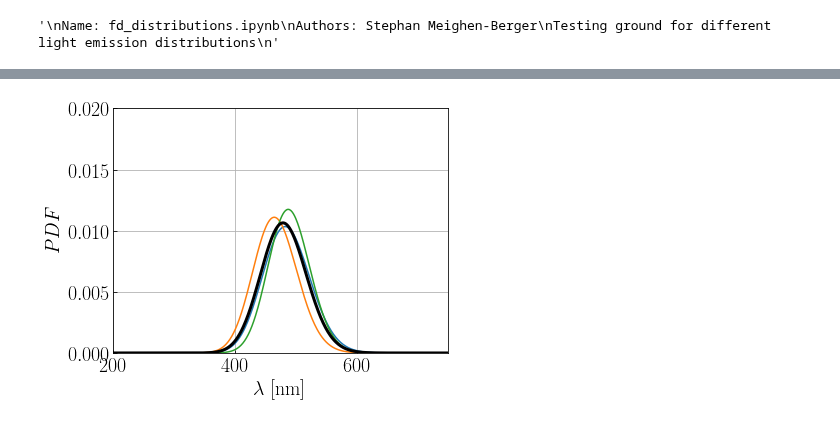
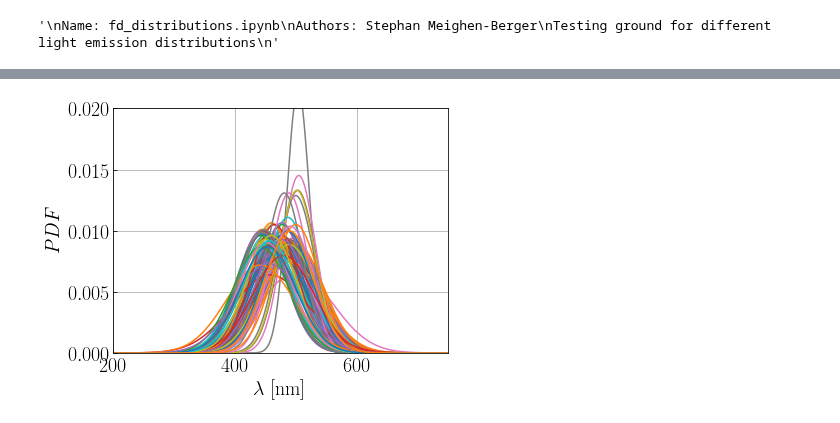
Before and after one commit to MeighenBergerS/fourth_day, a Jupyter notebook: examples/fd_distributions.ipynb, the cells around one changed output, grey strips where cells are left out. Saved outputs shown, nothing was run; the diff lists cells and outputs as text; code cells hidden in the pictures.

```diff
--- a/examples/fd_distributions.ipynb
+++ b/examples/fd_distributions.ipynb
@@ -63,21 +45,21 @@ lw=3.
 # %%
 # Energy distributions
 figure, ax = plt.subplots(figsize=(std_size, std_size * 6. / 8.))
-for key in fd.pdfs.keys():
-    ax.plot(config['pdf_grid'], fd.pdfs[key])
-ax.plot(config['pdf_grid'], fd.pdf_total(config['pdf_grid']), lw=lw, color='k')
+x = np.linspace(0., 1000., 10000)
+for key in fd._life.Light_pdfs.keys():
+    ax.plot(x, fd._life.Light_pdfs[key].pdf(x))
 ax.set_xlim(200., 750)
 ax.set_ylim(0., 0.02)
 ax.set_xscale('linear')
 ax.set_yscale('linear')
 ax.set_xlabel(r'$\lambda\;[\mathrm{nm}]$', fontsize=fontsize)
 ax.set_ylabel(r'$PDF$', fontsize=fontsize)
 ax.tick_params(axis = 'both', which = 'major', labelsize=fontsize, direction='in')
 ax.tick_params(axis = 'both', which = 'minor', labelsize=fontsize, direction='in')
 plt.grid(True)
 plt.show()
 # %% [output]
-[figure, old version]
+[figure, new version]
 # %%
 figure.savefig(PICS + "PDFs_Example.png",
                bbox_inches='tight')
```
Also changed, not shown: parts of 3 cells of this notebook, 26 other files.
